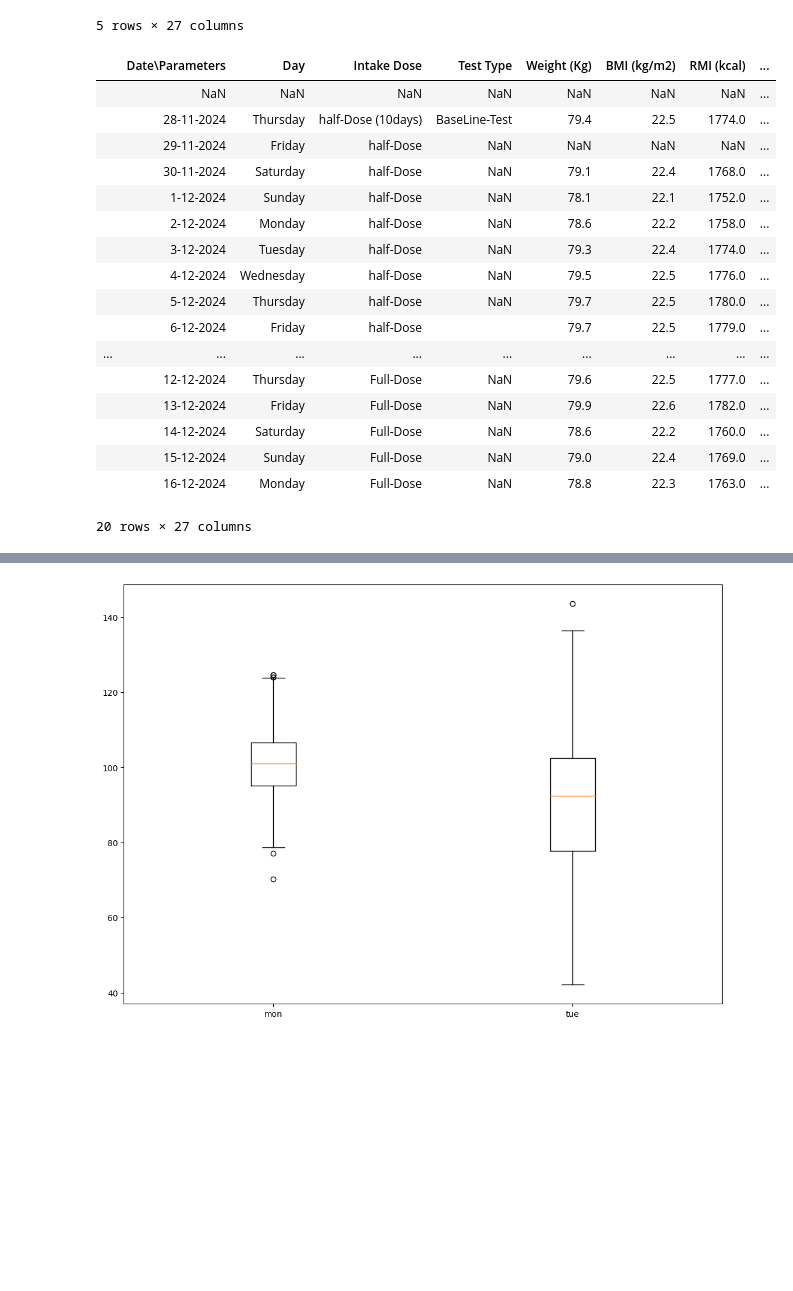
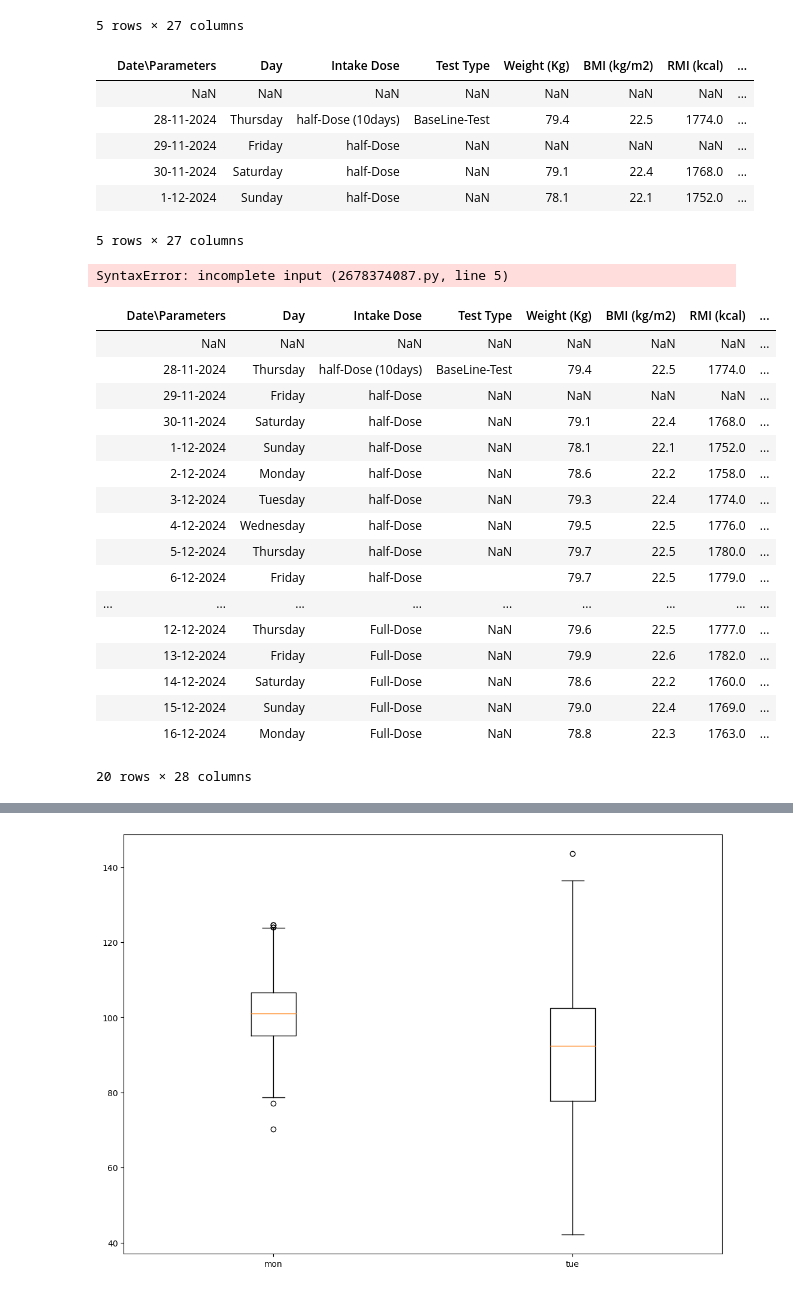
Before and after one commit to ogkourlias/capsaicin, a Jupyter notebook: weight_graphs/weight_graphs.ipynb, the cells around one changed output, grey strips where cells are left out. Drawn from its saved outputs; the diff is of its cells as text; code cells hidden in the pictures; blank space fills up the shorter version.

```diff
--- a/weight_graphs/weight_graphs.ipynb
+++ b/weight_graphs/weight_graphs.ipynb
@@ -17,28 +29,51 @@ df.head()
 # %%
 # Index verwijderen
 blankIndex = [''] * len(df)
 df.index = blankIndex
 
 # Ontbrekende waardes (NaN) aanpassen naar lege cellen
 #df = df.fillna("")
-df.head(20)
+df.head()
 # %% [output]
 |  | Date\Parameters | Day | Intake Dose | Test Type | Weight (Kg) | BMI (kg/m2) | RMI (kcal) | ... |
 |  | NaN | NaN | NaN | NaN | NaN | NaN | NaN | ... |
 |  | 28-11-2024 | Thursday | half-Dose (10days) | BaseLine-Test | 79.4 | 22.5 | 1774.0 | ... |
 |  | 29-11-2024 | Friday | half-Dose | NaN | NaN | NaN | NaN | ... |
 |  | 30-11-2024 | Saturday | half-Dose | NaN | 79.1 | 22.4 | 1768.0 | ... |
 |  | 1-12-2024 | Sunday | half-Dose | NaN | 78.1 | 22.1 | 1752.0 | ... |
-|  | 2-12-2024 | Monday | half-Dose | NaN | 78.6 | 22.2 | 1758.0 | ... |
-|  | 3-12-2024 | Tuesday | half-Dose | NaN | 79.3 | 22.4 | 1774.0 | ... |
-|  | 4-12-2024 | Wednesday | half-Dose | NaN | 79.5 | 22.5 | 1776.0 | ... |
-|  | 5-12-2024 | Thursday | half-Dose | NaN | 79.7 | 22.5 | 1780.0 | ... |
-|  | 6-12-2024 | Friday | half-Dose |  | 79.7 | 22.5 | 1779.0 | ... |
-| ... | ... | ... | ... | ... | ... | ... | ... | ... |
-|  | 12-12-2024 | Thursday | Full-Dose | NaN | 79.6 | 22.5 | 1777.0 | ... |
-|  | 13-12-2024 | Friday | Full-Dose | NaN | 79.9 | 22.6 | 1782.0 | ... |
-|  | 14-12-2024 | Saturday | Full-Dose | NaN | 78.6 | 22.2 | 1760.0 | ... |
-|  | 15-12-2024 | Sunday | Full-Dose | NaN | 79.0 | 22.4 | 1769.0 | ... |
-|  | 16-12-2024 | Monday | Full-Dose | NaN | 78.8 | 22.3 | 1763.0 | ... |
-20 rows × 27 columns
+5 rows × 27 columns
+# %%
+Dosage = df['Intake Dose']
+for item in Dosage:
+    if item == "half-Dose (10days)":
+        if item == "half-Dose":
+# %% [output]
+SyntaxError: incomplete input (2678374087.py, line 5)
+# %%
+startdate = df['Date\Parameters '].iloc[1]
+startdate = pd.to_datetime(startdate, format='%d-%m-%Y')
+dates = pd.to_datetime((df['Date\Parameters ']), format='%d-%m-%Y')
+#print(dates)
+df['Days'] = (dates - startdate) / np.timedelta64(1, 'D')
+df.head(20)
+#df2['Days'] = np.datetime64(df['Date\Parameters '])
+# %% [output]
+|  | Date\Parameters | Day | Intake Dose | Test Type | Weight (Kg) | BMI (kg/m2) | RMI (kcal) | ... |
+|  | NaN | NaN | NaN | NaN | NaN | NaN | NaN | ... |
+|  | 28-11-2024 | Thursday | half-Dose (10days) | BaseLine-Test | 79.4 | 22.5 | 1774.0 | ... |
+|  | 29-11-2024 | Friday | half-Dose | NaN | NaN | NaN | NaN | ... |
+|  | 30-11-2024 | Saturday | half-Dose | NaN | 79.1 | 22.4 | 1768.0 | ... |
+|  | 1-12-2024 | Sunday | half-Dose | NaN | 78.1 | 22.1 | 1752.0 | ... |
+|  | 2-12-2024 | Monday | half-Dose | NaN | 78.6 | 22.2 | 1758.0 | ... |
+|  | 3-12-2024 | Tuesday | half-Dose | NaN | 79.3 | 22.4 | 1774.0 | ... |
+|  | 4-12-2024 | Wednesday | half-Dose | NaN | 79.5 | 22.5 | 1776.0 | ... |
+|  | 5-12-2024 | Thursday | half-Dose | NaN | 79.7 | 22.5 | 1780.0 | ... |
+|  | 6-12-2024 | Friday | half-Dose |  | 79.7 | 22.5 | 1779.0 | ... |
+| ... | ... | ... | ... | ... | ... | ... | ... | ... |
+|  | 12-12-2024 | Thursday | Full-Dose | NaN | 79.6 | 22.5 | 1777.0 | ... |
+|  | 13-12-2024 | Friday | Full-Dose | NaN | 79.9 | 22.6 | 1782.0 | ... |
+|  | 14-12-2024 | Saturday | Full-Dose | NaN | 78.6 | 22.2 | 1760.0 | ... |
+|  | 15-12-2024 | Sunday | Full-Dose | NaN | 79.0 | 22.4 | 1769.0 | ... |
+|  | 16-12-2024 | Monday | Full-Dose | NaN | 78.8 | 22.3 | 1763.0 | ... |
+20 rows × 28 columns
 # %%
```
Also changed, not shown: parts of 19 cells of this notebook.
